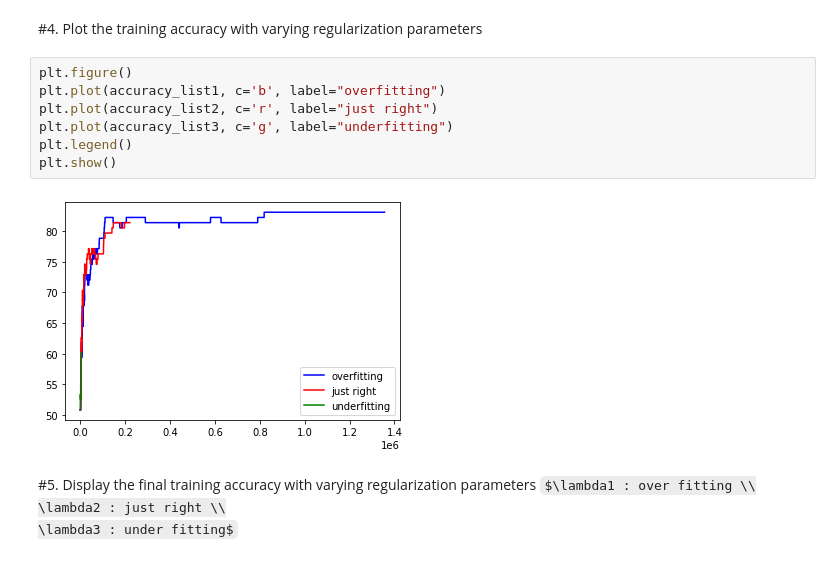
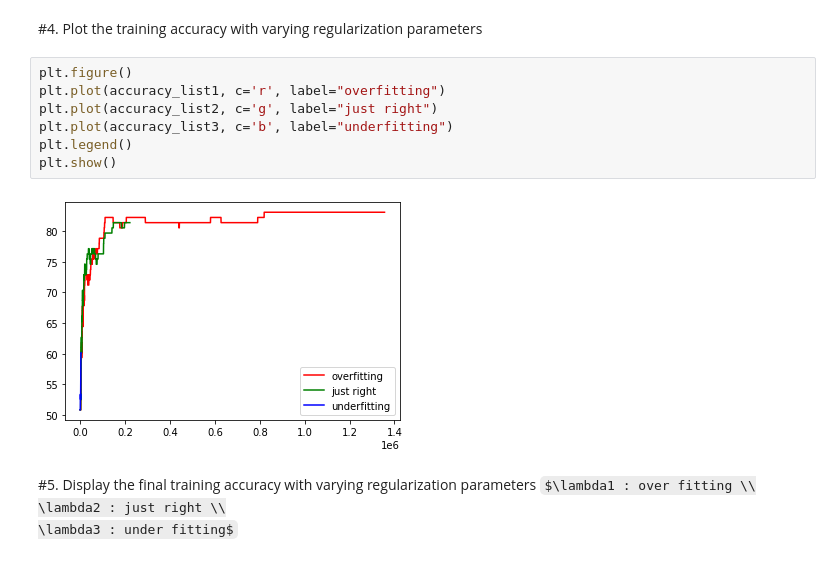
Before and after one commit to CJavaPython/AssignmentFolder, a Jupyter notebook: Assignment07/Assignment07.ipynb, the cells around one changed output. Cells and saved outputs as stored; diff of their text form; some formulas as TeX source.

```diff
--- a/Assignment07/Assignment07.ipynb
+++ b/Assignment07/Assignment07.ipynb
@@ -279,13 +280,13 @@ underfitting lambda3 :  1
 #4. Plot the training accuracy with varying regularization parameters
 # %%
 plt.figure()
-plt.plot(accuracy_list1, c='b', label="overfitting")
-plt.plot(accuracy_list2, c='r', label="just right")
-plt.plot(accuracy_list3, c='g', label="underfitting")
+plt.plot(accuracy_list1, c='r', label="overfitting")
+plt.plot(accuracy_list2, c='g', label="just right")
+plt.plot(accuracy_list3, c='b', label="underfitting")
 plt.legend()
 plt.show()
 # %% [output]
-[figure, old version]
+[figure, new version]
 # %% [markdown]
 #5. Display the final training accuracy with varying regularization parameters
 $\lambda1 : over fitting \\
```
Also changed, not shown: parts of 7 cells of this notebook, 10 other files.
